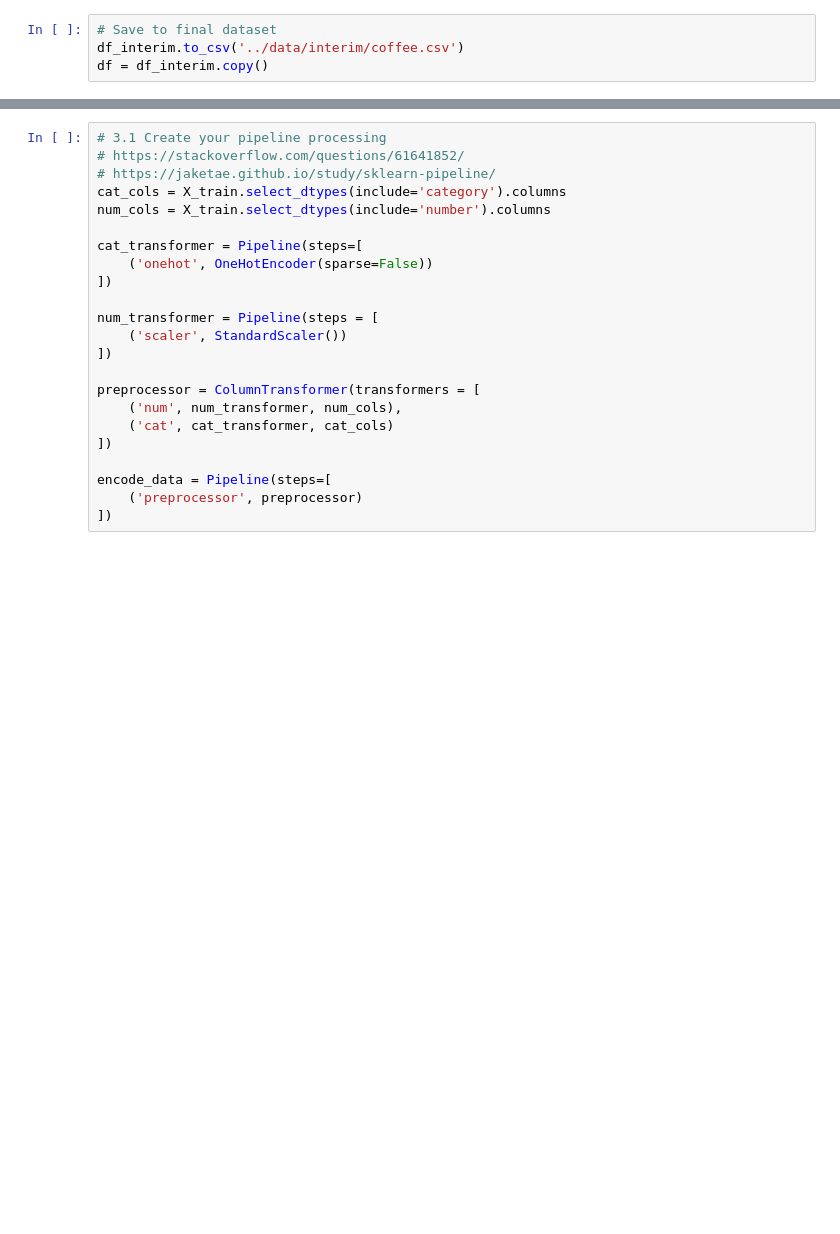
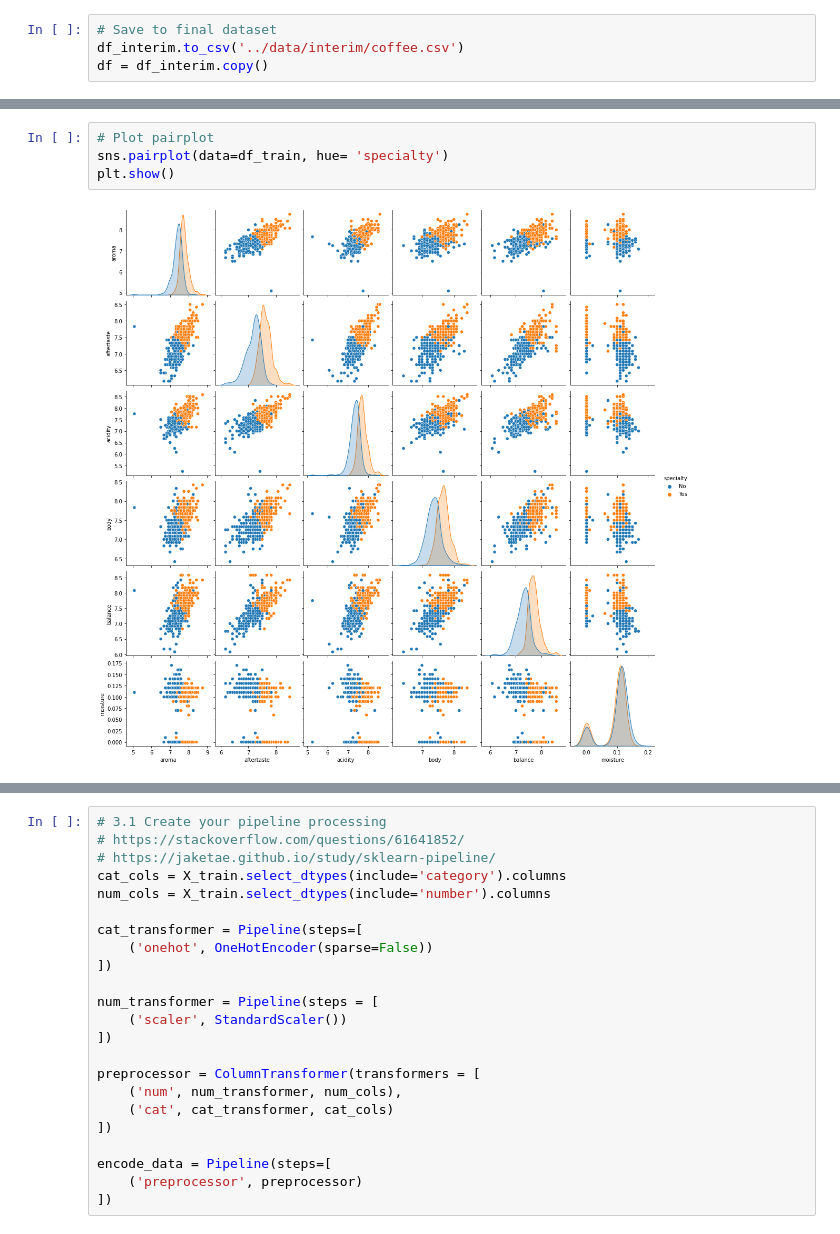
Before and after one commit to JuanAntonaccio/ClaseApiFlask, a Jupyter notebook: src/Coffee_Model_4GKS.ipynb, the cells around one changed output, grey strips where cells are left out. Drawn from its saved outputs; the diff is of its cells as text; blank space fills up the shorter version.

```diff
--- a/src/Coffee_Model_4GKS.ipynb
+++ b/src/Coffee_Model_4GKS.ipynb
@@ -506,0 +517,6 @@ memory usage: 42.7 KB
+# %%
+# Plot pairplot
+sns.pairplot(data=df_train, hue= 'specialty')
+plt.show()
+# %% [output]
+[figure, added]
```
Also changed, not shown: parts of 32 cells of this notebook, 1 other file.
